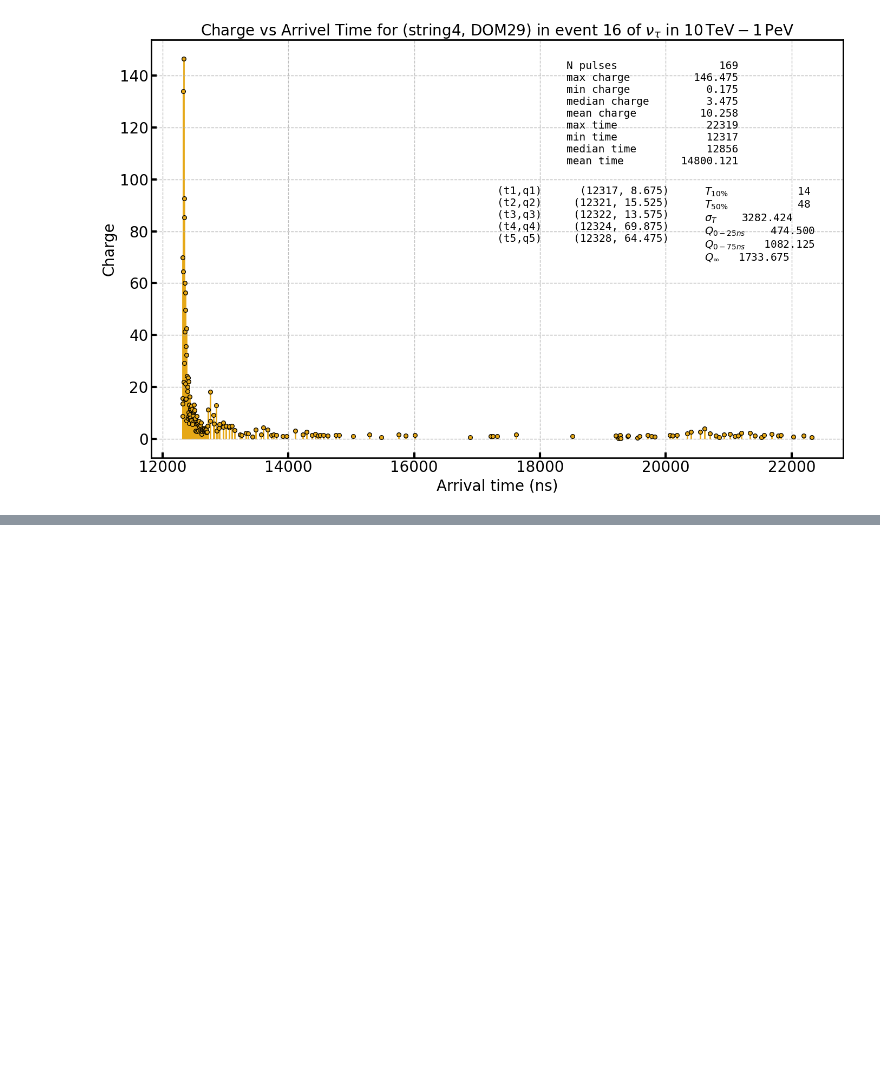
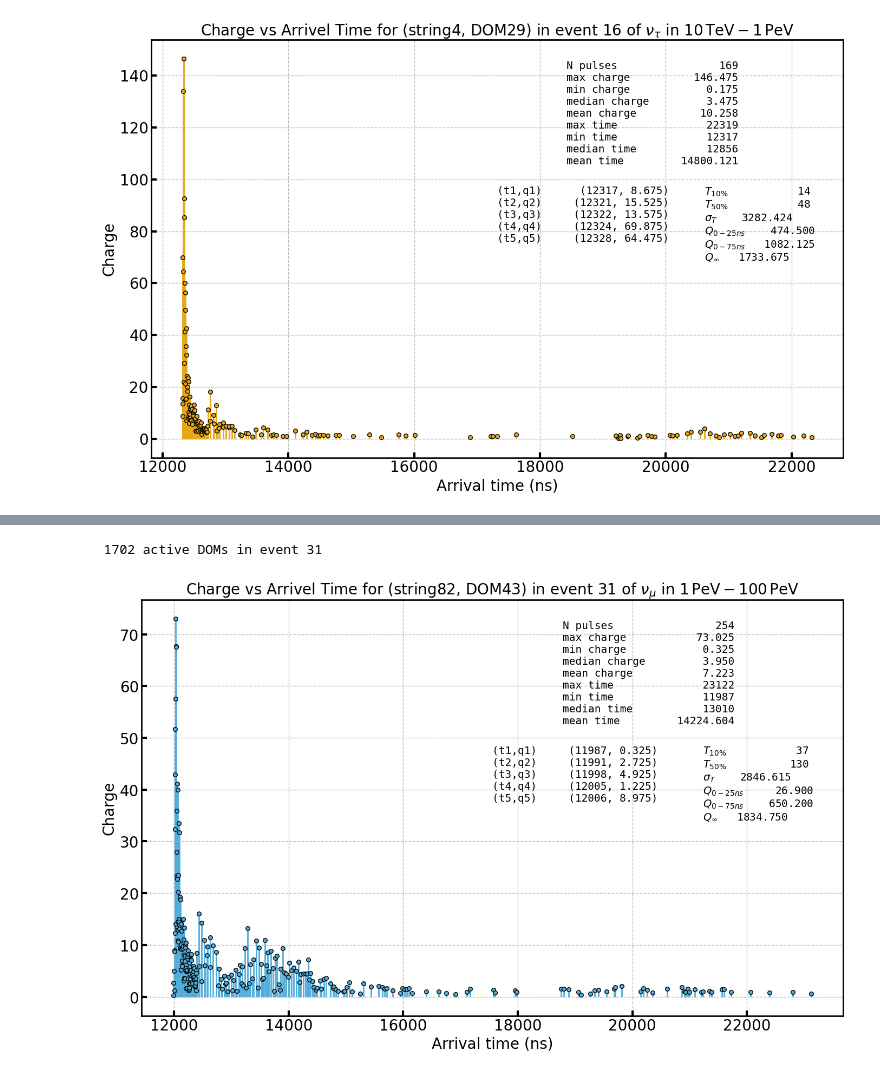
Before and after one commit to KUcyans/PMTfication, a Jupyter notebook: StatView_aesthetic/pulsemap_stat_view.ipynb, the cells around one changed output, grey strips where cells are left out. Drawn from its saved outputs; the diff is of its cells as text; code cells hidden in the pictures; blank space fills up the shorter version.

```diff
--- a/StatView_aesthetic/pulsemap_stat_view.ipynb
+++ b/StatView_aesthetic/pulsemap_stat_view.ipynb
@@ -796,0 +674,9 @@ TypeError: float() argument must be a string or a number, not 'dict'
+# %%
+plot_charge_time_single_event_by_DOM(df_mu_PeV,
+                                  event_index=31,
+                                  flavour=Flavour.MU,
+                                  N_pulses_cut=250,
+                                  energy_range=EnergyRange.ER_1_PEV_100_PEV)
+# %% [output]
+ 1702 active DOMs in event 31
+[figure, added]
```
Also changed, not shown: parts of 15 cells of this notebook, 2 other files.
